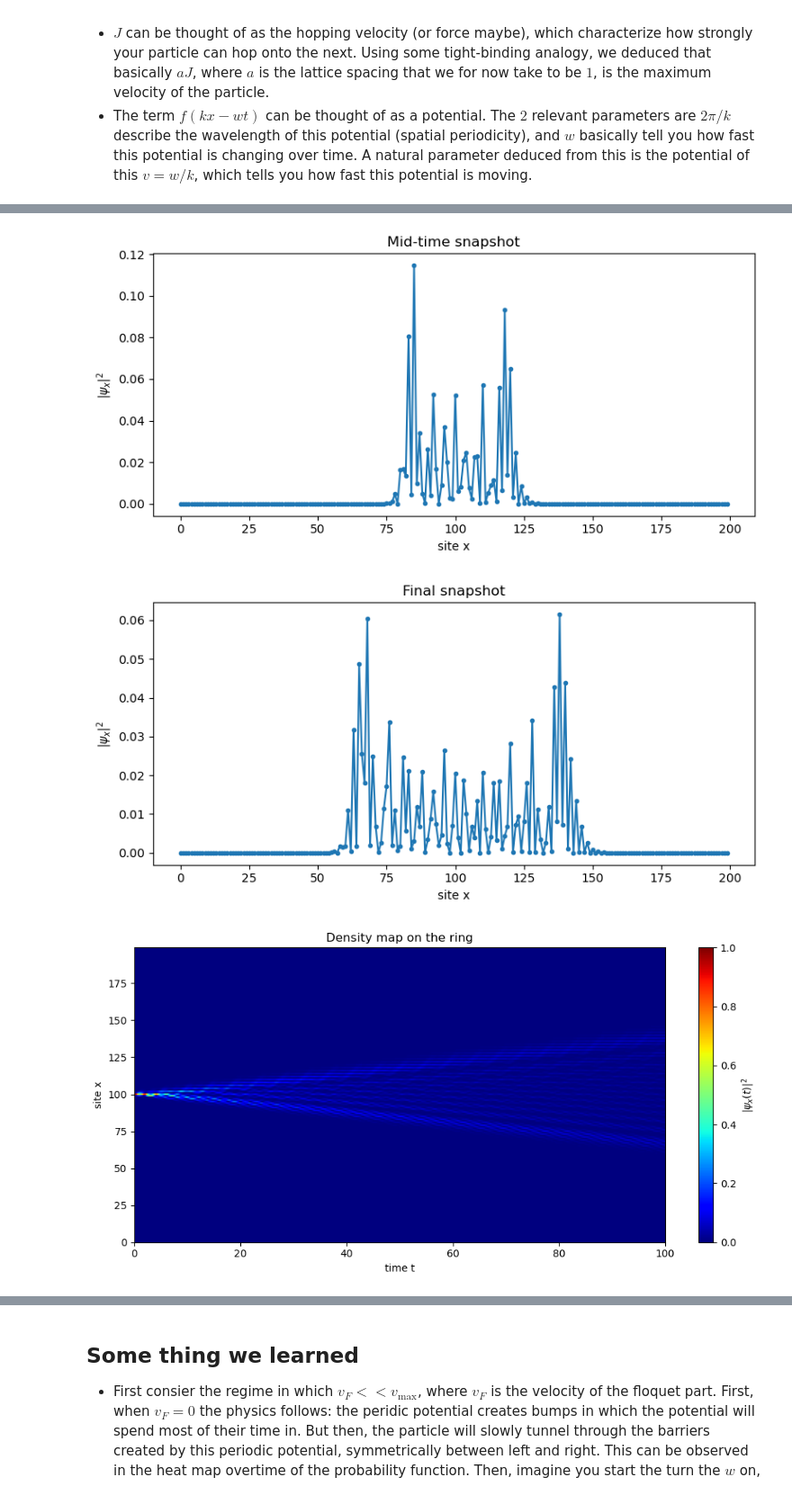
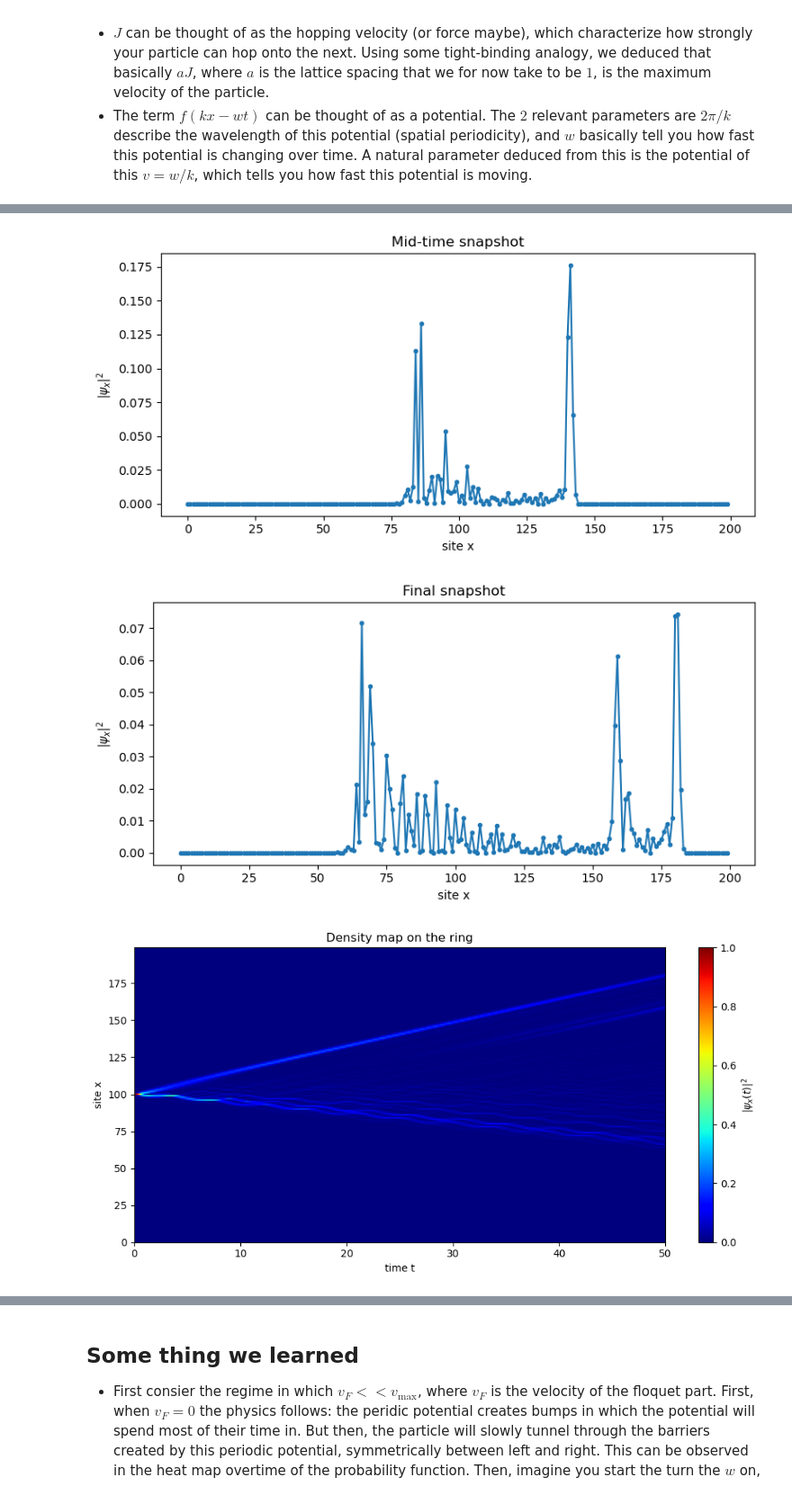
Before and after one commit to turtuledunnad/floquet_cooling, a Jupyter notebook: floquet_cooling.ipynb, the cells around one changed output, grey strips where cells are left out. Shown at 90% size. Cells and saved outputs as stored; diff of their text form; code cells hidden in the pictures.

```diff
--- a/floquet_cooling.ipynb
+++ b/floquet_cooling.ipynb
@@ -330,10 +330,10 @@ def plot_basic_observables(t_eval, psi_t, L, J, omega, m):
 # %%
 L = 200          # system size
 J = 1.0          # hopping scale
-omega = 1.5     # drive frequency
+omega = 0.5     # drive frequency
 m = 10          # sets k = 2*pi*m/L
 
-t_max = 100
+t_max = 50
 n_times = 500
 
 k = allowed_k(L, m)
@@ -401,7 +401,7 @@ omega = 1.5
 m = 10
 k = 2*pi*m/L = 0.314159
 Initial state: Delta state at site 100
 [figure]
-[figure, old version]
+[figure, new version]
-[figure, old version]
+[figure, new version]
-[figure, old version]
+[figure, new version]
```
Also changed, not shown: parts of 6 cells of this notebook, 1 other file.
